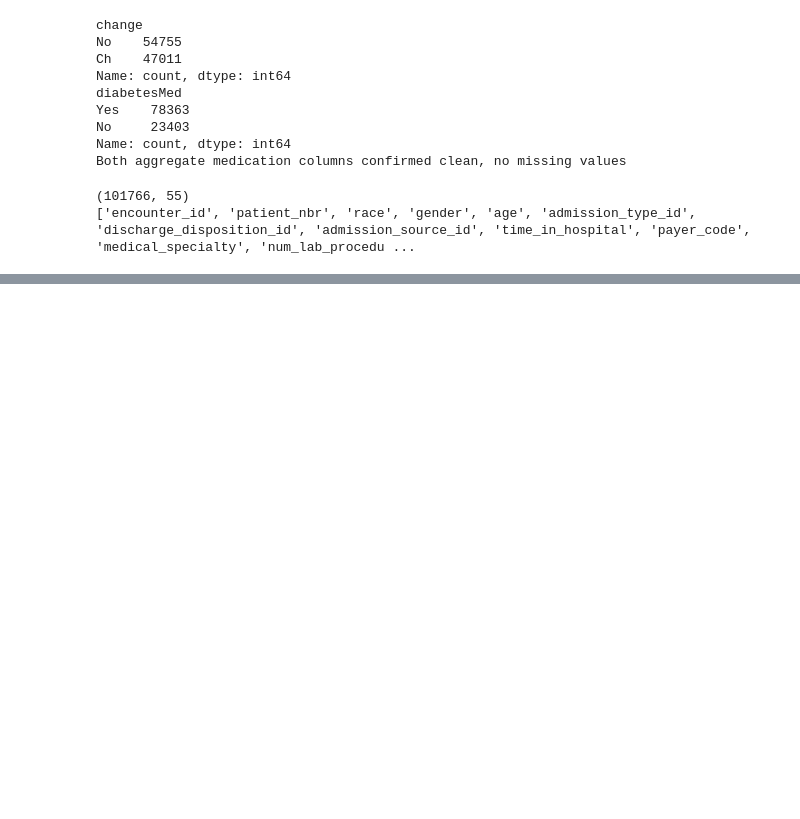
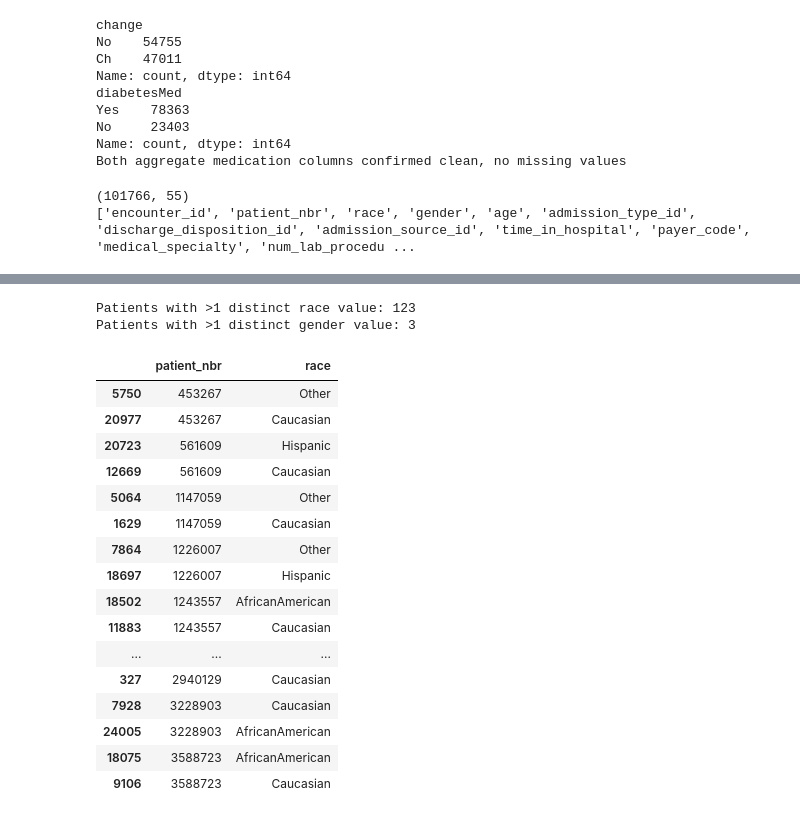
Before and after one commit to NawalTech219/hospital-readmission-dashboard, a Jupyter notebook: notebooks/01_diabetic_data_wrangling.ipynb, the cells around one changed output, grey strips where cells are left out. Drawn from its saved outputs; the diff is of its cells as text; code cells hidden in the pictures; blank space fills up the shorter version.

Commit message:
Add patient identity consistency check: flag encounters with conflicting race/gender records

```diff
--- a/notebooks/01_diabetic_data_wrangling.ipynb
+++ b/notebooks/01_diabetic_data_wrangling.ipynb
@@ -533,0 +539,30 @@ print(diabetic.columns.tolist())
+# %%
+inconsistent_race = diabetic.groupby('patient_nbr')['race'].nunique()
+inconsistent_gender = diabetic.groupby('patient_nbr')['gender'].nunique()
+
+print("Patients with >1 distinct race value:", (inconsistent_race > 1).sum())
+print("Patients with >1 distinct gender value:", (inconsistent_gender > 1).sum())
+# %% [output]
+Patients with >1 distinct race value: 123
+Patients with >1 distinct gender value: 3
+# %%
+inconsistent_race_ids = inconsistent_race[inconsistent_race > 1].index
+diabetic[diabetic['patient_nbr'].isin(inconsistent_race_ids)][['patient_nbr', 'race']].drop_duplicates().sort_values('patient_nbr').head(20)
+# %% [output]
+|  | patient_nbr | race |
+| 5750 | 453267 | Other |
+| 20977 | 453267 | Caucasian |
+| 20723 | 561609 | Hispanic |
+| 12669 | 561609 | Caucasian |
+| 5064 | 1147059 | Other |
+| 1629 | 1147059 | Caucasian |
+| 7864 | 1226007 | Other |
+| 18697 | 1226007 | Hispanic |
+| 18502 | 1243557 | AfricanAmerican |
+| 11883 | 1243557 | Caucasian |
+| ... | ... | ... |
+| 327 | 2940129 | Caucasian |
+| 7928 | 3228903 | Caucasian |
+| 24005 | 3228903 | AfricanAmerican |
+| 18075 | 3588723 | AfricanAmerican |
+| 9106 | 3588723 | Caucasian |
```
Also changed, not shown: parts of 11 cells of this notebook.
